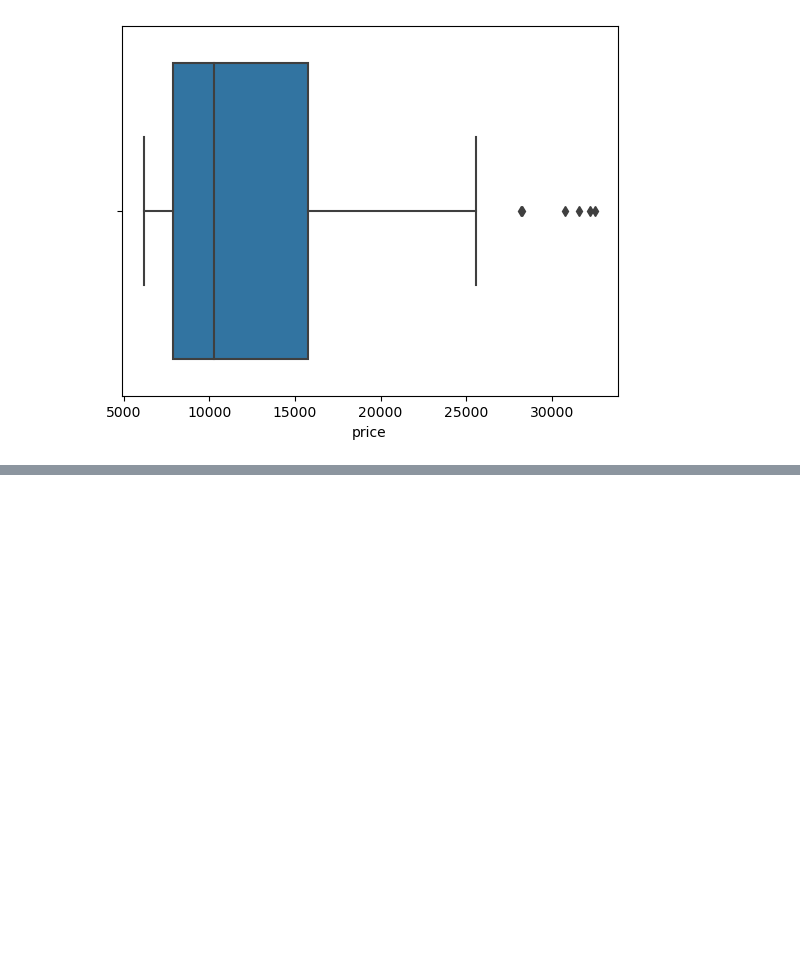
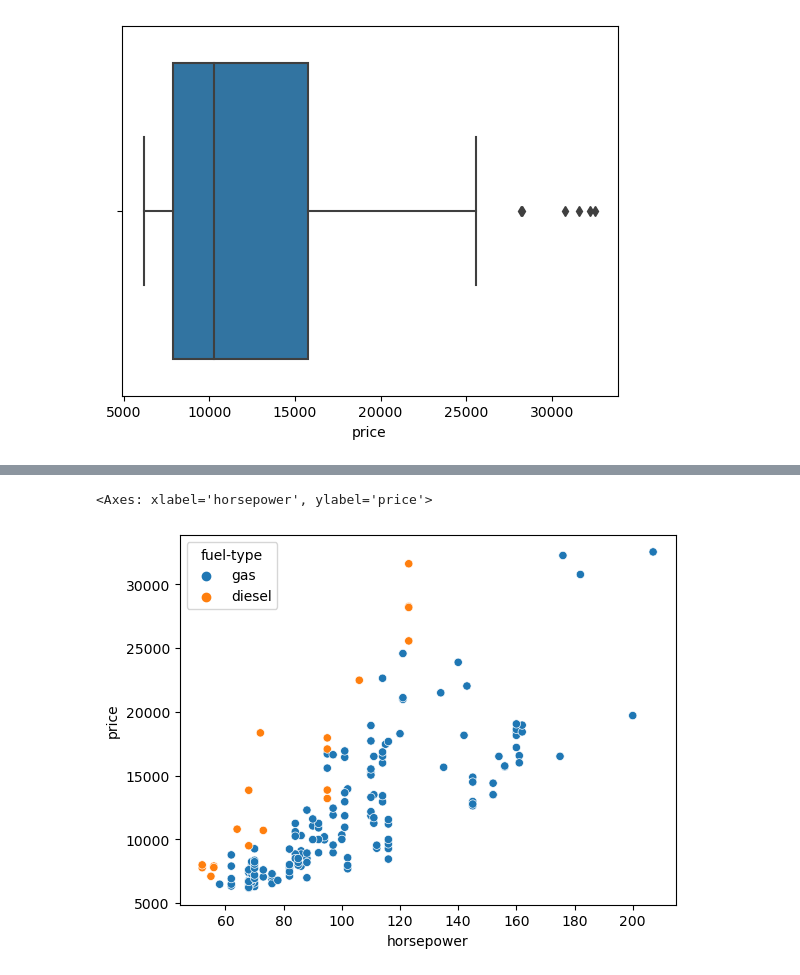
Before and after one commit to blzee-maker/AirBnb_EDA, a Jupyter notebook: AirBnb_EDA.ipynb, the cells around one changed output, grey strips where cells are left out. Cells and saved outputs as stored; diff of their text form; code cells hidden in the pictures; blank space fills up the shorter version.

```diff
--- a/AirBnb_EDA.ipynb
+++ b/AirBnb_EDA.ipynb
@@ -186,0 +210,7 @@ plt.show()
+# %%
+# Scatterplot of horsepower vs. price colored by fuel-type:
+
+sns.scatterplot(x='horsepower', y='price', hue='fuel-type', data=df)
+# %% [output]
+<Axes: xlabel='horsepower', ylabel='price'>
+[figure, added]
```
Also changed, not shown: parts of 9 cells of this notebook.
